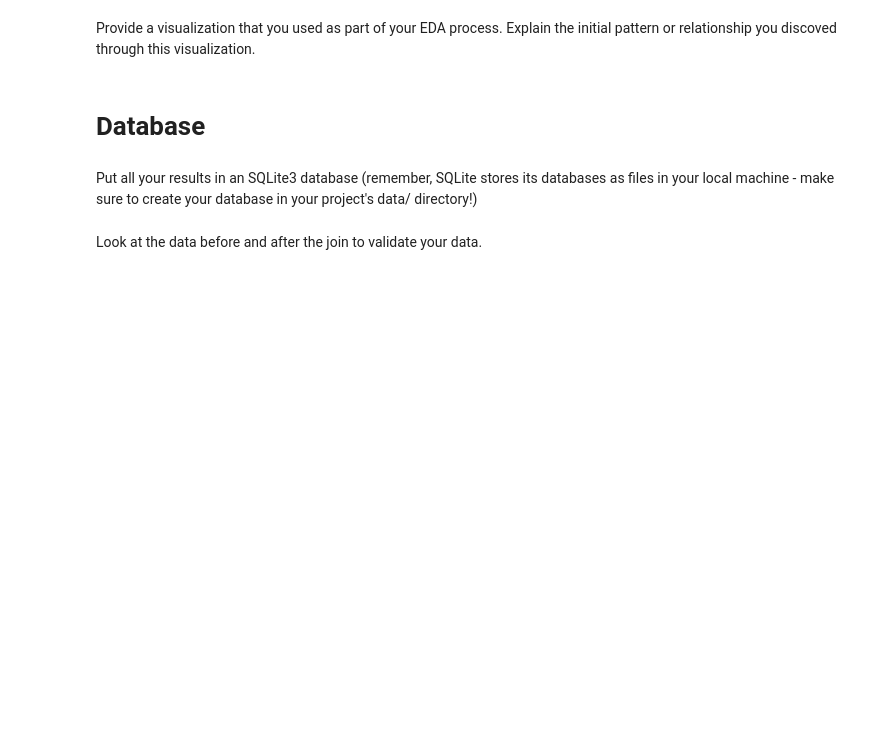
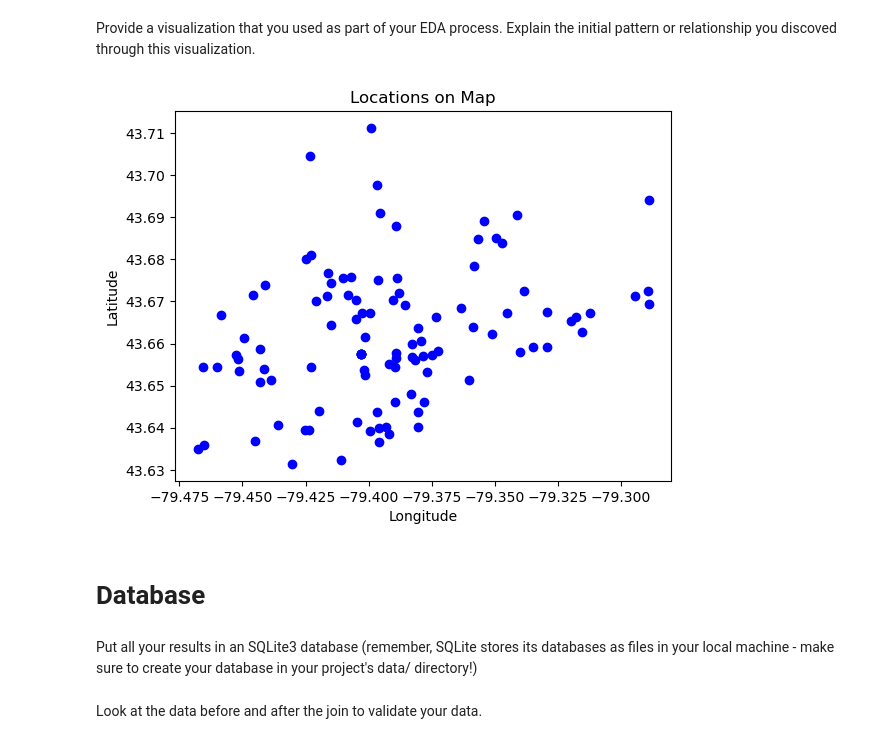
Before and after one commit to chloephuong/LHL-Statistical-Modelling-Project, a Jupyter notebook: notebooks/joining_data.ipynb, the cells around one changed output. Drawn from its saved outputs; the diff is of its cells as text; code cells hidden in the pictures; blank space fills up the shorter version.

```diff
--- a/notebooks/joining_data.ipynb
+++ b/notebooks/joining_data.ipynb
@@ -49,5 +30,25 @@ cleaned_df
 # %% [markdown]
 Provide a visualization that you used as part of your EDA process. Explain the initial pattern or relationship you discoved through this visualization.
+# %%
+import matplotlib.pyplot as plt
+
+# Iterate over the rows of the DataFrame
+for index, row in merged_df.iterrows():
+    latitude = row['Latitude']
+    longitude = row['Longitude_x']
+
+    # Plot the location on the map
+    plt.scatter(longitude, latitude, marker='o', color='blue')
+
+# Set the title and labels
+plt.title('Locations on Map')
+plt.xlabel('Longitude')
+plt.ylabel('Latitude')
+
+# Show the plot
+plt.show()
+# %% [output]
+[figure, added]
 # %% [markdown]
 # Database
 # %% [markdown]
```
Also changed, not shown: parts of 1 cell of this notebook.
